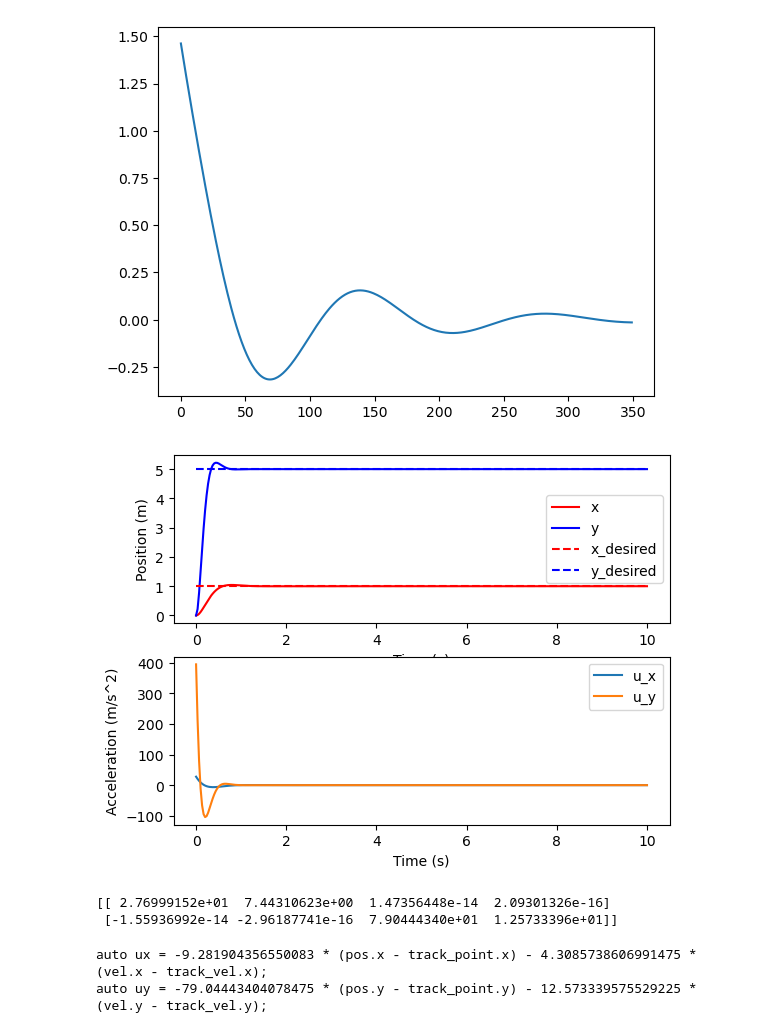
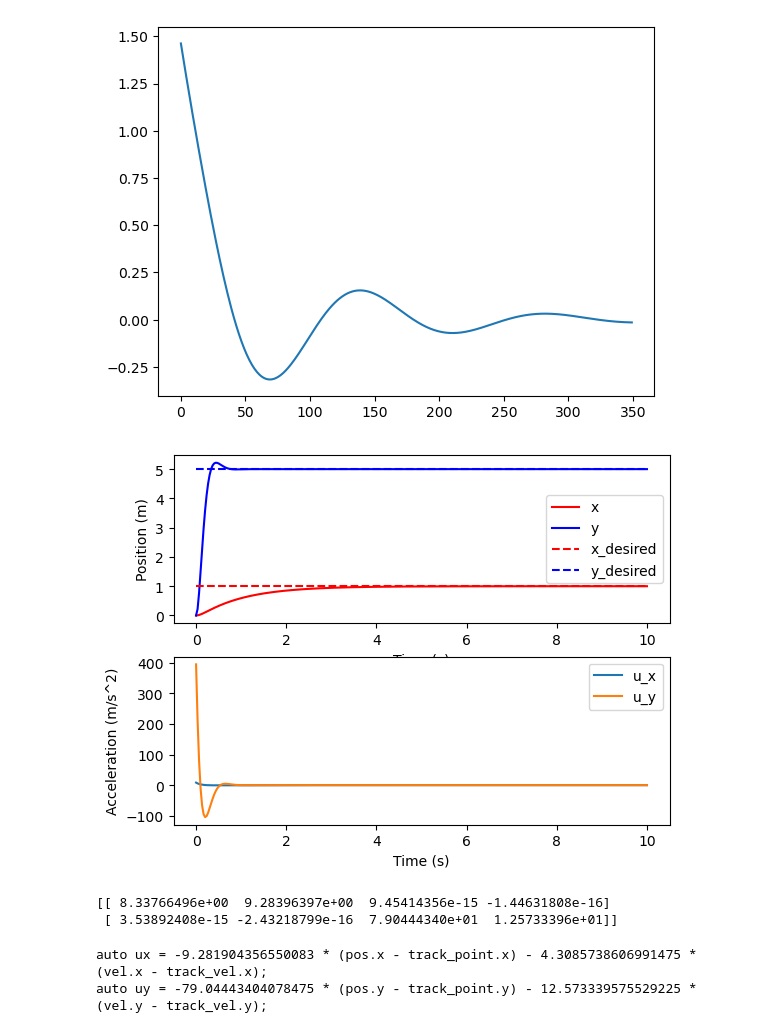
Before and after one commit to simutisernestas/legendary-spoon, a Jupyter notebook: control.ipynb, the cells around one changed output. Saved outputs shown, nothing was run; the diff lists cells and outputs as text; code cells hidden in the pictures.

```diff
--- a/control.ipynb
+++ b/control.ipynb
@@ -107,7 +107,7 @@ D = np.zeros((4, 2))
 x_desired = np.array([1, 0, 5, 0])
 
 # Choose the cost function weights
-Q = np.diag([1000, 0, 10000, 0])
+Q = np.diag([100, 100, 10000, 0])
 R = np.eye(2)
 K,S,E = control.dlqr(A,B,Q,R)
 
@@ -118,39 +118,39 @@ def dynamics(t, x):
     return x_dot
 
 # Simulate the system over time
 t_final = 10
 n_steps = int(t_final / dt) + 1
 x_history = np.zeros((4, n_steps))
 x_history[:, 0] = np.array([0, 0, 0, 0])
 
 for i in range(1, n_steps):
     x_history[:, i] = A.dot(x_history[:, i-1]) + B.dot(-K.dot(x_history[:, i-1] - x_desired))
 
 # Plot the results
 t_span = np.arange(0, t_final+dt, dt)
 plt.subplot(2, 1, 1)
 plt.plot(t_span, x_history[0, :], 'r', label='x')
 plt.plot(t_span, x_history[2, :], 'b', label='y')
 plt.plot(t_span, [x_desired[0]]*n_steps, 'r--', label='x_desired')
 plt.plot(t_span, [x_desired[2]]*n_steps, 'b--', label='y_desired')
 plt.xlabel('Time (s)')
 plt.ylabel('Position (m)')
 plt.legend()
 
 plt.subplot(2, 1, 2)
 plt.plot(t_span, -K.dot(x_history - x_desired.reshape(4,1)).T)
 plt.xlabel('Time (s)')
 plt.ylabel('Acceleration (m/s^2)')
 plt.legend(['u_x', 'u_y'])
 
 plt.show()
 # %% [output]
-[figure, old version]
+[figure, new version]
 # %%
 print(K)
 # %% [output]
-[[ 2.76999152e+01  7.44310623e+00  1.47356448e-14  2.09301326e-16]
- [-1.55936992e-14 -2.96187741e-16  7.90444340e+01  1.25733396e+01]]
+[[ 8.33766496e+00  9.28396397e+00  9.45414356e-15 -1.44631808e-16]
+ [ 3.53892408e-15 -2.43218799e-16  7.90444340e+01  1.25733396e+01]]
 # %%
 print(f"""
 auto ux = -{K[0,0]} * (pos.x - track_point.x) - {K[0,1]} * (vel.x - track_vel.x);
```
Also changed, not shown: 5 other files.
